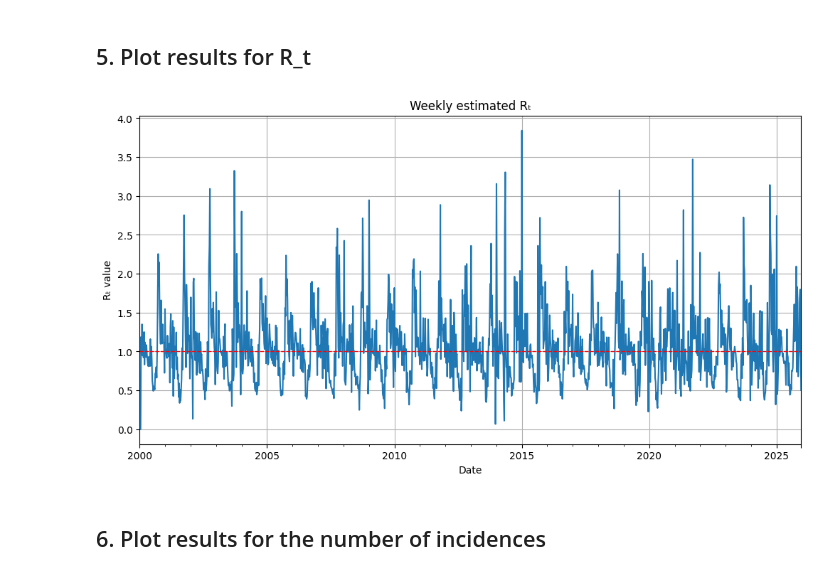
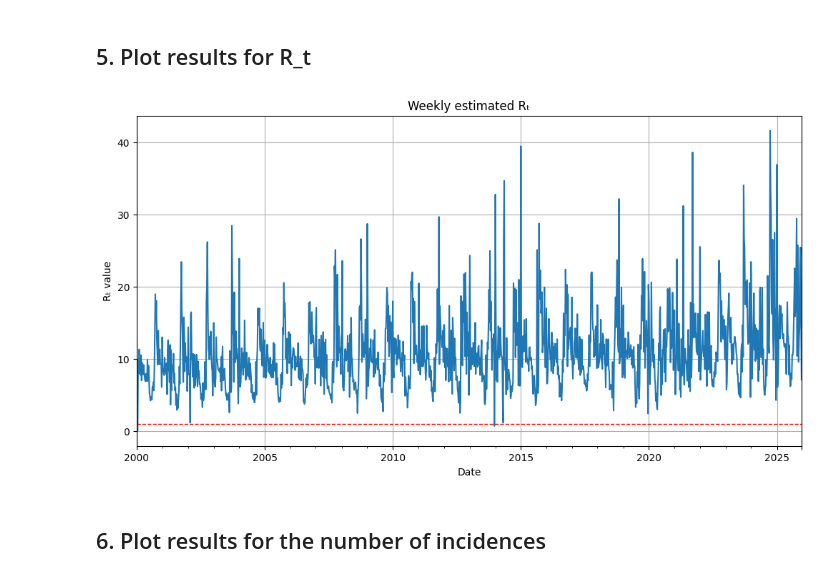
Before and after one commit to csukori/vzv_counterfactual, a Jupyter notebook: src/cfAnalysisDiscreteREM.ipynb, the cells around one changed output. Cells and saved outputs as stored; diff of their text form; code cells hidden in the pictures.

```diff
--- a/src/cfAnalysisDiscreteREM.ipynb
+++ b/src/cfAnalysisDiscreteREM.ipynb
@@ -64,25 +69,46 @@ weekly_index = weekly_cases_filled.index
 
 # Yearly data in dictionary format
 births_yearly = dict(zip(df_births["Year"], df_births["Cases"]))
+birth_rates = dict(zip(df_birth_rates["week"], df_birth_rates["rates"]))
 deaths_yearly = dict(zip(df_deaths["Year"], df_deaths["Cases"]))
-vaccines_yearly = dict(zip(df_vaccines["Year"], df_vaccines["Cases"]))
+death_rates = dict(zip(df_death_rates["week"], df_death_rates["rates"]))
+v1_yearly = dict(zip(df_vaccines["Year"], df_vaccines["1st dose"]))
+v2_yearly = dict(zip(df_vaccines["Year"], df_vaccines["2nd dose"]))
 
 # Empty series for the weekly data
 weekly_births = pd.Series(index=weekly_index, dtype=float)
 weekly_deaths = pd.Series(index=weekly_index, dtype=float)
-weekly_vaccines = pd.Series(index=weekly_index, dtype=float)
+weekly_v1 = pd.Series(index=weekly_index, dtype=float)
+weekly_v2 = pd.Series(index=weekly_index, dtype=float)
 
 # Filling
 for date in weekly_index:
     year = date.year
     weekly_births.loc[date] = births_yearly[year] / 52
+    # weekly_births.loc[date] = births_yearly[year] * birth_rates[date.weekofyear]
     weekly_deaths.loc[date] = deaths_yearly[year] / 52
-    weekly_vaccines.loc[date] = vaccines_yearly[year] / 52
+    #weekly_deaths.loc[date] = deaths_yearly[year] * death_rates[date.weekofyear]
+    birth_date_of_vaccinated = date + pd.DateOffset(months=-1)
+    if date < start_of_vaccination:
+        weekly_v1.loc[date] = 0
+        weekly_v2.loc[date] = 0
+    elif (date >= start_of_vaccination) & (date < pd.Timestamp("2020-01-01")):
+        weekly_v1.loc[date] = v1_yearly[year] / (52 - start_of_vaccination.weekofyear)
+        weekly_v2.loc[date] = 0
+    elif date < start_of_vaccination + pd.DateOffset(months=18):
+        weekly_v1.loc[date] = v1_yearly[year] / 52
+        weekly_v2.loc[date] = 0
+    else:
+        weekly_v1.loc[date] = v1_yearly[year] / 52
+        weekly_v2.loc[date] = v2_yearly[year] / 52
 # %% [markdown]
 ## 3. Calculating the number of susceptibles
 # %%
+V1_efficacy = 0.81
+V2_efficacy = 0.92
 i = weekly_cases_filled.values
-v = weekly_vaccines.values
+v1 = weekly_v1.values
+v2 = weekly_v2.values
 T = len(i)
 
 S_scen0 = np.zeros(T)
@@ -95,7 +121,8 @@ N[0] = N0
 
 for t in range(1, T):
     # Update the number of susceptibles
-    S_scen0[t] = S_scen0[t - 1] + weekly_births.iloc[t - 1] - i[t - 1] - v[t - 1] * 0.8 - weekly_deaths.iloc[t - 1] * (S_scen0[t - 1] / N[t - 1])
+    S_scen0[t] = S_scen0[t - 1] + weekly_births.iloc[t - 1] - i[t - 1] - v1[t - 1] * V1_efficacy - v2[t-1] * (1-V1_efficacy)*V1_efficacy - weekly_deaths.iloc[t - 1] * (S_scen0[t - 1] / N[t - 1])
+    #S_scen0[t] = S_scen0[t - 1] + weekly_births.iloc[t - 1] - i[t - 1]  - weekly_deaths.iloc[t - 1] * (S_scen0[t - 1] / N[t - 1])
 
     # Update the population
     N[t] = N[t-1] + weekly_births.iloc[t-1] - weekly_deaths.iloc[t-1]
@@ -138,23 +165,23 @@ for t in range(max_tau, T):
 # %%
 for t in range(max_tau, T):
     s_t = S_scen0[t] / N[t]
     R_t[t] = remainders_t[t] * s_t
 
 weekly_remainders_t = pd.Series(remainders_t, index=weekly_cases_filled.index)
 weekly_Rt = pd.Series(R_t, index=weekly_cases_filled.index)
 
 plt.figure(figsize=(12, 6))
-weekly_Rt.plot()
+weekly_remainders_t.plot()
 
 plt.axhline(1.0, color='red', linestyle='--', linewidth=1)  # R=1 as reference
 plt.title("Weekly estimated Rₜ")
 plt.ylabel("Rₜ value")
 plt.xlabel("Date")
 plt.grid(True)
 
 plt.show()
 # %% [output]
-[figure, old version]
+[figure, new version]
 # %% [markdown]
 ## 6. Plot results for the number of incidences
 # %%
```
Also changed, not shown: parts of 16 cells of this notebook.
